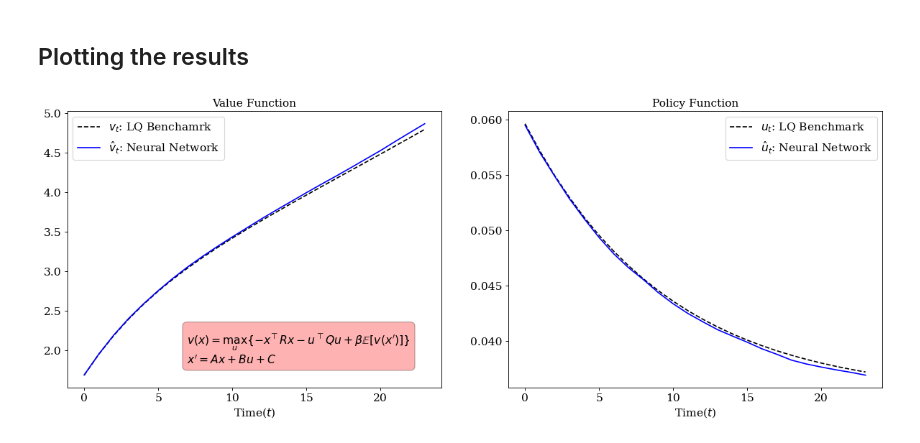
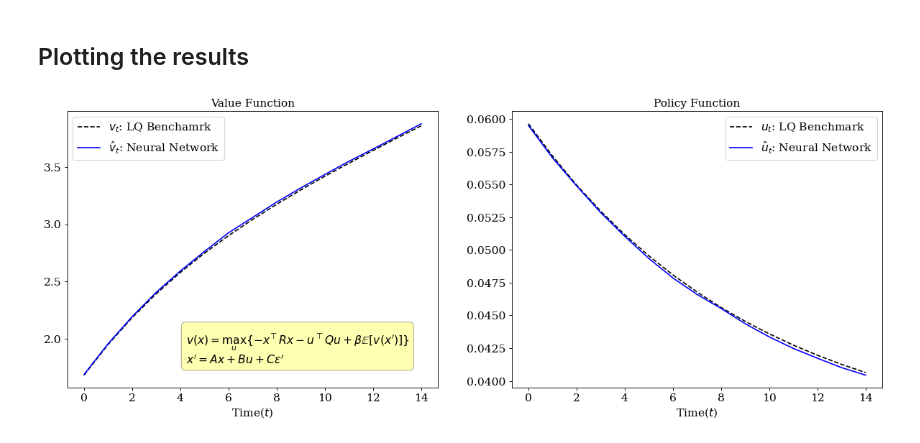
Before and after one commit to Mekahou/Notes, a Jupyter notebook: deep_learning/Linear_Quadratic.ipynb, the cells around one changed output. Saved outputs shown, nothing was run; the diff lists cells and outputs as text; code cells hidden in the pictures.

```diff
--- a/deep_learning/Linear_Quadratic.ipynb
+++ b/deep_learning/Linear_Quadratic.ipynb
@@ -448,12 +448,12 @@ epoch = 3000, loss_Euler = 1.77e-11
 # %%
 # Testing
 # %%
-yY_t, y_hat_t, Y_t, u_hat_t = test_data(params = param, u_theta = u_theta, time_period = 24)
+yY_t, y_hat_t, Y_t, u_hat_t = test_data(params = param, u_theta = u_theta, time_period = 15)
 # %% [markdown]
 ## Solving Bellman Equation
 # %%
 # Initializing neural network
-v_theta = NN(input_dim = 2, layers= 1, dim_hidden= 512, hidden_activation = nn.ReLU, positivity = True , seed = 123)
+v_theta = NN(input_dim = 2, layers= 2, dim_hidden= 256, hidden_activation = nn.ReLU, positivity = True , seed = 123)
 # %%
 data_loader_bellman= DataLoader(yY_train, batch_size=len(yY_train), shuffle= False)
 num_epochs_bellman = 3001
@@ -531,7 +531,7 @@ def LQ_theory(y,Y, params, time_periods):
     u_tens = (-F_tens@x_tensor).T # 3\times n
     return v_tens_result, y_t,Y_t, u_tens
 # %%
-v_t, _ , _ , u_t = LQ_theory(y = y_hat_t, Y = Y_t, params = param, time_periods = 24)
+v_t, _ , _ , u_t = LQ_theory(y = y_hat_t, Y = Y_t, params = param, time_periods = 15)
 # %% [markdown]
 ## Plotting the results
 # %%
@@ -559,33 +559,33 @@ axes[0].plot(v_t, linestyle="--", color= "k" , label= r"$v_t$: LQ Benchamrk")
 axes[0].plot(v_hat_t, color = "b", label=r"$\hat{v}_t$: Neural Network")
 axes[0].set_title("Value Function")
 
 axes[0].text(
     0.32, 0.2,
     r"$v(x) = \max_{u}\{ -x^\top R x - u^\top Q u + \beta \mathbb{E}[v(x')] \}$"
     "\n"
-    r"$x' = A x + B u + C$",
+    r"$x' = A x + B u + C\epsilon'$",
     transform=axes[0].transAxes,
     fontsize=14,
     verticalalignment="top",
     bbox=dict(
         boxstyle="round,pad=0.4",
-        facecolor="red",
+        facecolor="yellow",
         edgecolor="black",
         alpha=0.3
     )
 )
 
 axes[0].set_xlabel("Time($t$)")
 axes[0].legend()
 
 # Right panel: policies
 axes[1].plot(u_t, color = "k", linestyle = "--", label=r"$u_t$: LQ Benchmark")
 axes[1].plot(u_hat_t, color = "b",  label=r"$\hat{u}_t$: Neural Network")
 axes[1].set_xlabel("Time($t$)")
 axes[1].set_title("Policy Function")
 axes[1].legend()
 
 plt.tight_layout()
 plt.show()
 # %% [output]
-[figure, old version]
+[figure, new version]
```
Also changed, not shown: parts of 1 cell of this notebook, 3 other files.
